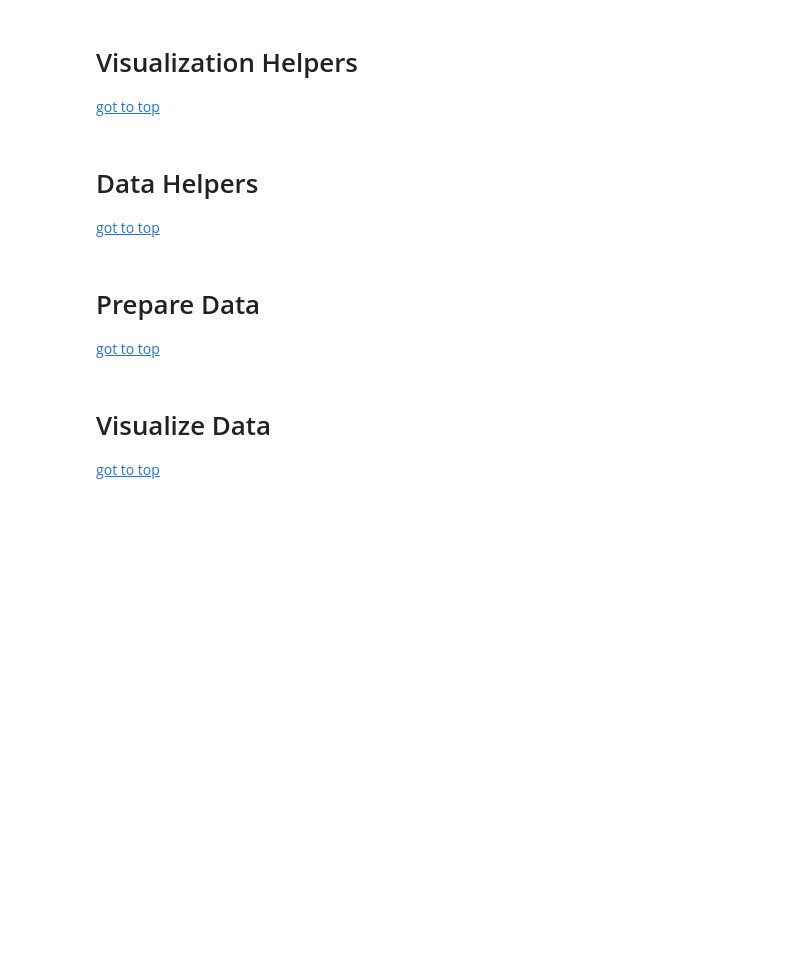
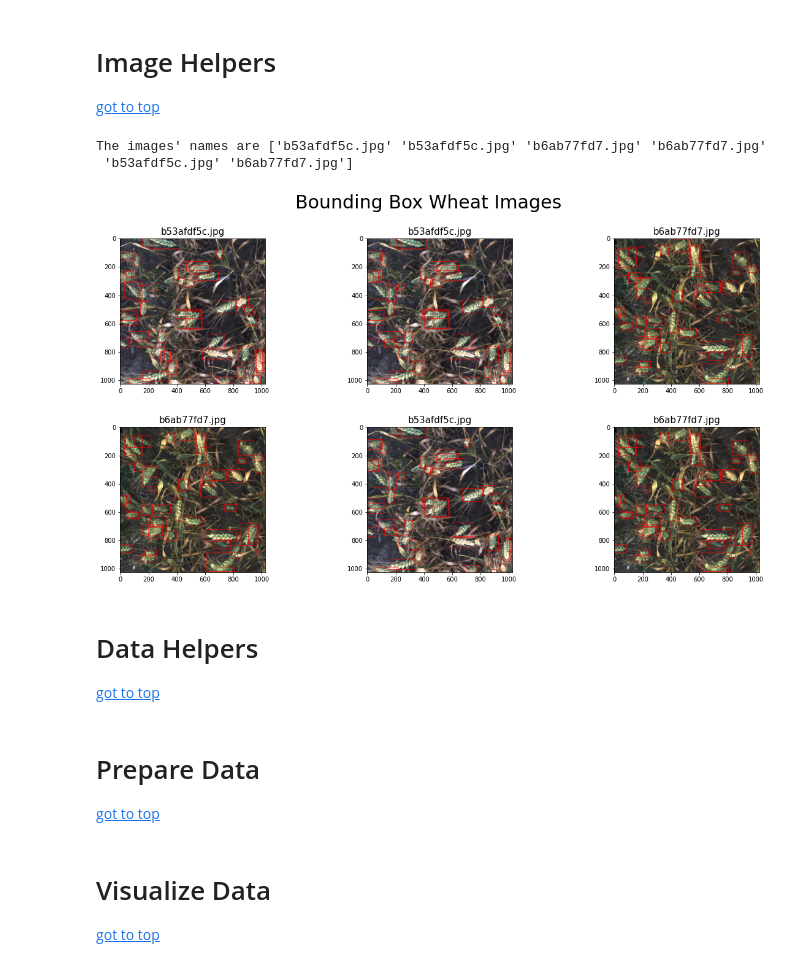
Before and after one commit to maximilianharr/plai, a Jupyter notebook: kaggle/src/kaggle_wheat_01.ipynb, the cells around one changed output. Drawn from its saved outputs; the diff is of its cells as text; code cells hidden in the pictures; blank space fills up the shorter version.

Commit message:
Visualization of wheat images and unit testing

```diff
--- a/kaggle/src/kaggle_wheat_01.ipynb
+++ b/kaggle/src/kaggle_wheat_01.ipynb
@@ -20,3 +33,3 @@ import pandas as pd
 # %% [markdown]
-# Visualization Helpers <a class="anchor" id="visu_helpers"></a>
-[got to top](#to)
+# Image Helpers <a class="anchor" id="image_helpers"></a>
+[got to top](#top)
@@ -98,0 +269,28 @@ if __name__ == '__main__':
+# %%
+import plai.workspace.init
+
+image_helper = ImageHelper()
+
+plai_image_folder = os.path.join( plai.workspace.init.get_ws_path(), 'common', 'plai', 'test', 'res', 'imgs')
+
+# Read Bbox annotation file
+image_bbox = pd.DataFrame([])
+image_bbox_csv = os.path.join( plai.workspace.init.get_ws_path(), 'common', 'plai', 'test', 'res', 'train.csv')
+
+with open(image_bbox_csv, "r") as file:
+    image_bbox = pd.read_csv(image_bbox_csv)
+
+
+#ver_flip_img = image_helper.draw_rect_with_labels(img = ver_flip_annotations['image'],
+#                                                  bboxes = np.array(ver_flip_annotations['bboxes']),
+#                                                  class_id = ver_flip_annotations['labels'],
+#                                                  class_dict = {0: "background",1: "wheat"},
+#                                                  color=(255,0,0))
+
+image_helper.plot_random_images_bbox(plai_image_folder, image_bbox, nimgs=6, ncols=3)
+
+# @todo Continue work here
+# %% [output]
+The images' names are ['b53afdf5c.jpg' 'b53afdf5c.jpg' 'b6ab77fd7.jpg' 'b6ab77fd7.jpg'
+ 'b53afdf5c.jpg' 'b6ab77fd7.jpg']
+[figure, added]
```
Also changed, not shown: parts of 17 cells of this notebook, 2 other files.
